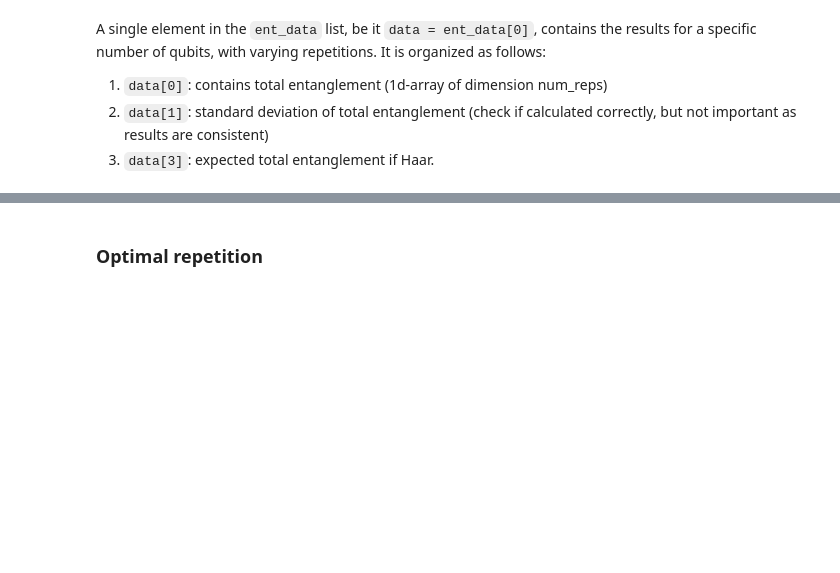
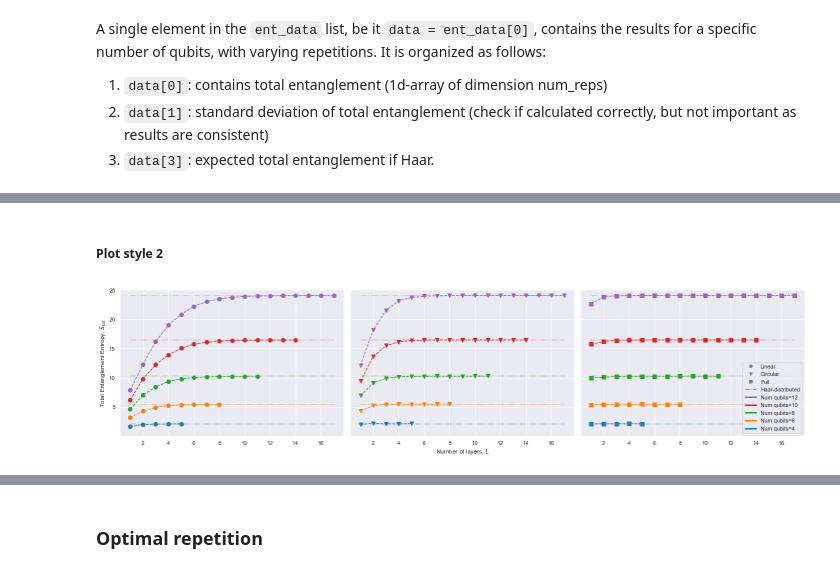
Before and after one commit to mballarin97/mps_qnn, a Jupyter notebook: examples/Ent_visualize.ipynb, the cells around one changed output, grey strips where cells are left out. Drawn from its saved outputs; the diff is of its cells as text; code cells hidden in the pictures; blank space fills up the shorter version.

```diff
--- a/examples/Ent_visualize.ipynb
+++ b/examples/Ent_visualize.ipynb
@@ -88,0 +165,45 @@ q_3: ─░─┤ Ry(θ0[3]) ├──────────┤ X ├─░─
+# %% [markdown]
+##### Plot style 2
+# %%
+fig, axs = plt.subplots(1, 3, figsize=(20, 5), sharey=True, sharex=True)
+
+title = f"{ent_metadata['fmap']}_{ent_metadata['var_ansatz']}"
+#plt.ylabel("Total Entanglement Entropy")
+#plt.xlabel("Ansatz repetitions")
+
+plt.ylim(0, max(ent_data[-1, 0])+1)
+plt.yticks(range(5, int(max(ent_data[-1, 0])+5), 5))
+
+n_qubits = np.arange(4, ent_metadata['max_num_qubits']+1, 2, dtype=int)
+markers = ['o', 'v', 's']
+
+# PLOT ENTANGLEMENT DATA
+for jdx, (ax, _ent) in enumerate(zip(axs, ent_datas.values())): # run through entanglement topology
+    for idx, data in enumerate(_ent): # run trough number of qubits
+        # Haar limit
+        ax.hlines(data[2], 1, len(_ent[-1, 0]), ls="-.", color=cmap(idx), lw=2, alpha=0.25)
+        # Simulation results
+        ax.errorbar(range(1, len(data[0])+1), data[0],ls="--", marker=markers[jdx], c=cmap(idx), markersize=8, alpha=1)
+
+
+# MARKERS LEGEND
+axs[2].plot([], [], ls=" ", marker=markers[0], c='gray', label="Linear")
+axs[2].plot([], [], ls=" ", marker=markers[1], c='gray', label="Circular")
+axs[2].plot([], [], ls=" ", marker=markers[2], c='gray', label="Full")
+
+# LINE LEGEND
+axs[2].plot([], [], ls='-.', color='grey', label="Haar-distributed")
+for i in list(range(5))[::-1]:
+    axs[2].plot([], [], lw = 3, c=cmap(i), label=f"Num qubits={n_qubits[i]}")
+
+# SET LABEL NAMES
+axs[0].set_ylabel("Total Entanglement Entropy, $S_{tot}$")
+axs[1].set_xlabel("Number of layers, $L$")
+
+# PLOT LEGEND
+axs[2].legend(loc=4)
+
+plt.tight_layout()
+plt.savefig("data/Imgs/" + 'ZZfmap_TwoLocal' + ".pdf", format="pdf")
+# %% [output]
+[figure, added]
```
Also changed, not shown: parts of 31 cells of this notebook, 1 other file.
